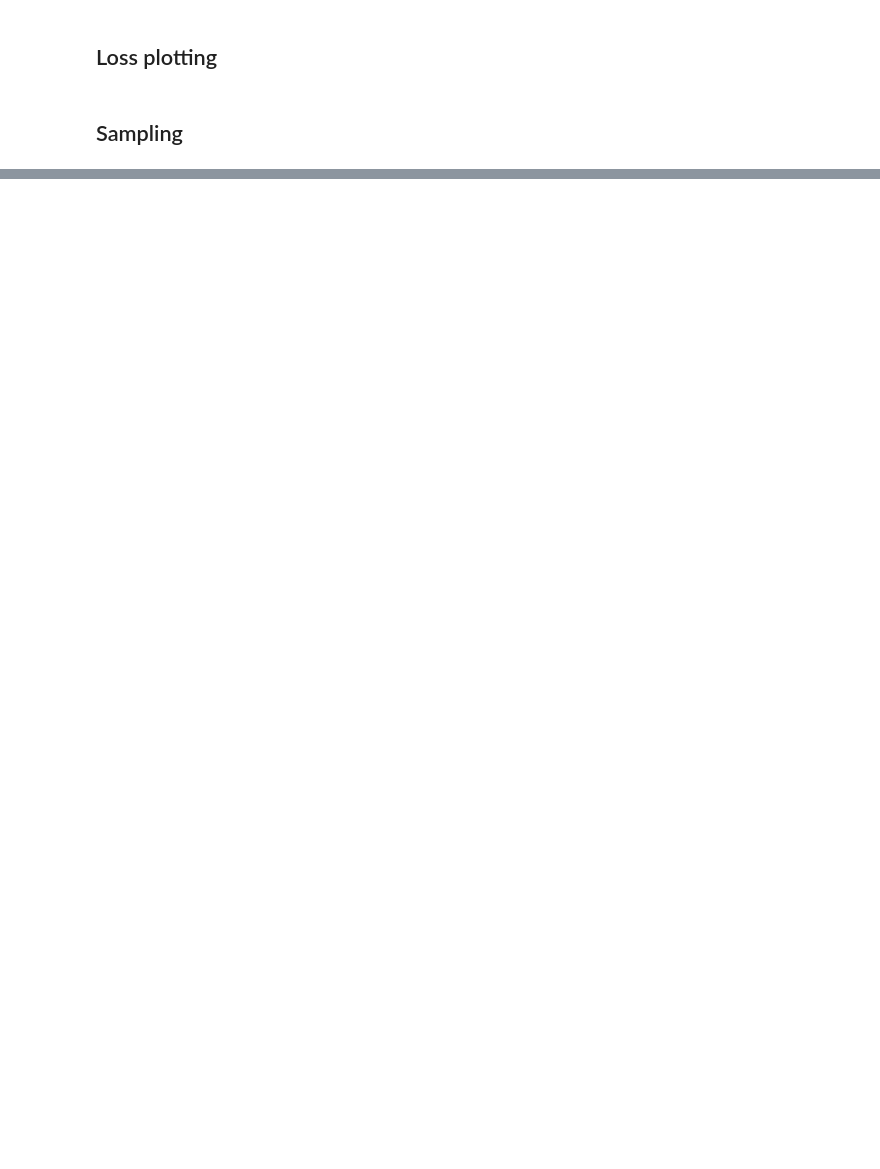
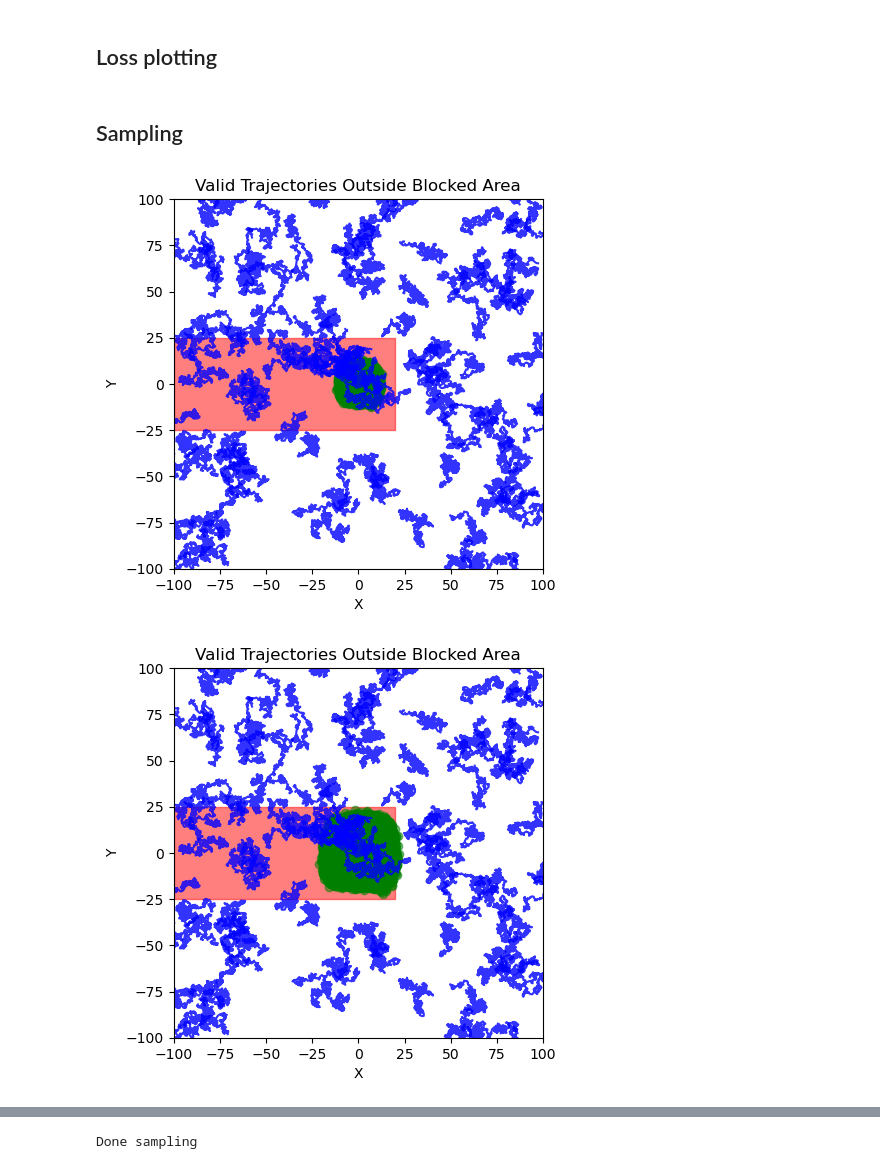
Before and after one commit to MortenHS/FlowMatching, a Jupyter notebook: test_fm.ipynb, the cells around one changed output, grey strips where cells are left out. Drawn from its saved outputs; the diff is of its cells as text; code cells hidden in the pictures; blank space fills up the shorter version.

```diff
--- a/test_fm.ipynb
+++ b/test_fm.ipynb
@@ -126,9 +135,9 @@ class MLP(nn.Module):
         x = self.out_projection(x)
         return x
 # %%
-model = MLP(layers=5, channels=512)
+model = MLP(layers=5, channels=512).to(device)
 optim = torch.optim.AdamW(model.parameters(), lr=1e-4)
-model_path = "Saved_model/"
+model_path = "model.pt"
 # %% [markdown]
 ## Load pretrained model
 # %%
@@ -139,20 +147,21 @@ model_path = "Saved_model/"
 ## Training
 # %%
 import tqdm
-data = torch.tensor(valid_trajectories, dtype=torch.float32)
+data = torch.tensor(valid_trajectories, dtype=torch.float32, device=device)
+print(f"Device: {data.get_device()}")
 num_steps = data.shape[1]
 num_trajectories = data.shape[0]
-training_steps = 1000
+training_steps = 1000000
 batch_size = 64
 pbar = tqdm.tqdm(range(training_steps))
 losses = []
 for i in pbar:
-    batch_indices = torch.randint(data.size(0), (batch_size,))
+    batch_indices = torch.randint(data.size(0), (batch_size,), device=device)
     x1 = data[batch_indices]
     x0 = torch.randn_like(x1)
     target = x1 - x0
     target = target.unsqueeze(2).expand(-1, num_steps, -1, -1)
-    t = torch.rand(x1.size(0))
+    t = torch.rand(x1.size(0), device=device)
     t = t[:, None, None]
     t = t.expand(t.size(0), num_steps, 2)
     xt = (1 - t) * x0 + t * x1
@@ -172,41 +183,46 @@ plt.plot(losses)
 # %% [markdown]
 ## Sampling
 # %%
-import os
 batch_size = 64
 torch.manual_seed(42)
 model.eval().requires_grad_(False)
-xt = torch.randn(batch_size, num_steps, 2)
+xt = torch.randn(batch_size, num_steps, 2, device=device)
 steps = 1000
 plot_every = 100
-savepath = "FM_Progression"
-for i, t in enumerate(torch.linspace(0, 1, steps), start=1):
+for i, t in enumerate(torch.linspace(0, 1, steps, device=device), start=1):
     t = t.view(1, 1, 1).expand(xt.size(0), xt.size(1), xt.size(2))
     pred = model(xt, t)
     pred = pred[:, :, 0, :]
     xt = xt + (1/steps) * pred
     if i % plot_every == 0:
         plt.imshow(np.zeros((y_max - y_min + 1, x_max - x_min + 1)), origin="lower", cmap="Greys", extent=[x_min, x_max, y_min, y_max])
         plt.fill_betweenx([pillar_y_min, pillar_y_max], pillar_x_min, pillar_x_max, color='red', alpha=0.5)
         for count, trajectory in enumerate(valid_trajectories):
             trajectory = np.array(trajectory)
-            plt.plot(trajectory[:, 0], trajectory[:, 1], color='blue', label=f"Trajectory {count}", alpha=0.5)
-        plt.scatter(xt[:, :, 0].detach().numpy(), xt[:, :, 1].detach().numpy(), color='green', alpha=0.8)
+            plt.plot(trajectory[:, 0], trajectory[:, 1], color='blue', label=f"Trajectory {count}", alpha=0.8)
+        plt.scatter(
+            xt[:, :, 0].detach().cpu().numpy(), # detach from computation tracked by PyTorch autograd
+            xt[:, :, 1].detach().cpu().numpy(), # Move from GPU memory to CPU memory so that it can be converted into NumPy array
+            color='green', alpha=0.5
+            )
         plt.title("Valid Trajectories Outside Blocked Area")
         plt.xlabel("X")
         plt.ylabel("Y")
         plt.xlim(x_min, x_max)
         plt.ylim(y_min, y_max)
-        # plt.legend()
+
+        # Save the plots
+        script_dir = os.getcwd()
+        results_dir = os.path.join(script_dir, "Progression/")
+        fig_name = f"FM_Progression{i}.png"
+        os.makedirs(results_dir, exist_ok=True)
+        plt.savefig(os.path.join(results_dir, fig_name))
         plt.show()
-        # Create directory if it doesn't exist
-        if not os.path.exists(savepath):
-            os.makedirs(savepath)
 
-        # Save the plot
-        fig_path = join(savepath, f"FM_Progression{i}.png")
-        plt.savefig()
         plt.close()
 
 model.train().requires_grad_(True)
 print("Done sampling")
+# %% [output]
+[figure, added]
+[figure, added]
@@ -212,0 +237 @@ print("Done sampling")
+Done sampling
```
Also changed, not shown: parts of 9 cells of this notebook, 11 other files.
